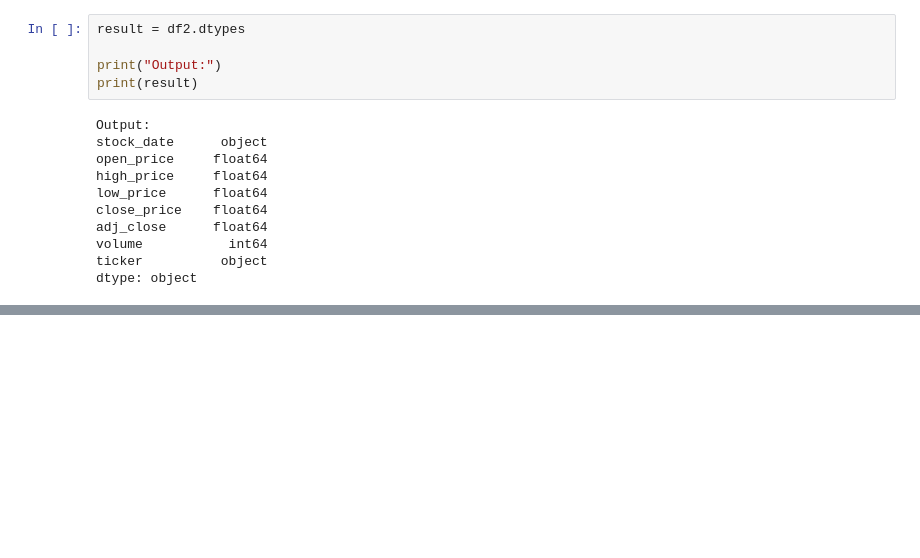
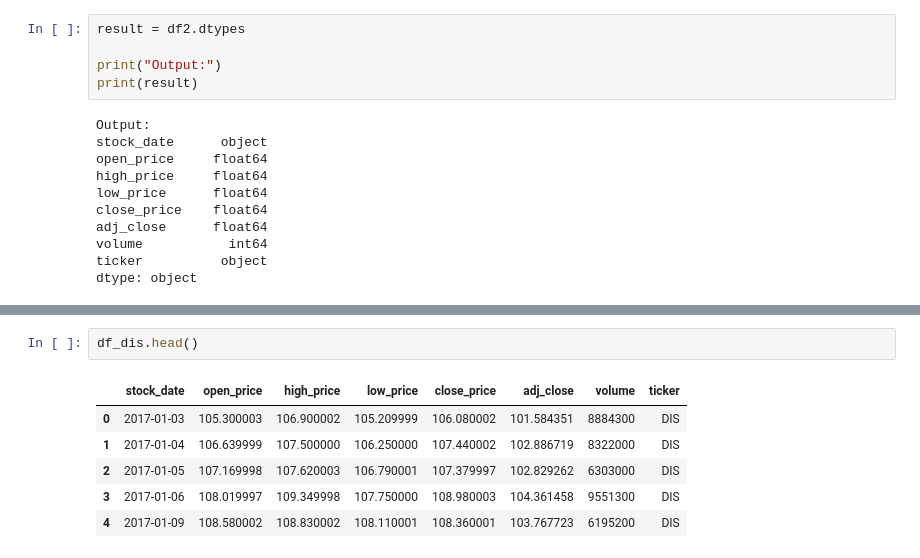
Before and after one commit to joshuaheine/FinancialAnalysisForCompanies, a Jupyter notebook: stockCalculator/Financial Analysis.ipynb, the cells around one changed output, grey strips where cells are left out. Cells and saved outputs as stored; diff of their text form; blank space fills up the shorter version.

```diff
--- a/stockCalculator/Financial Analysis.ipynb
+++ b/stockCalculator/Financial Analysis.ipynb
@@ -168 +213,10 @@ df_dis.describe()
+# %%
+df_dis.head()
+# %% [output]
+|  | stock_date | open_price | high_price | low_price | close_price | adj_close | volume | ticker |
+| 0 | 2017-01-03 | 105.300003 | 106.900002 | 105.209999 | 106.080002 | 101.584351 | 8884300 | DIS |
+| 1 | 2017-01-04 | 106.639999 | 107.500000 | 106.250000 | 107.440002 | 102.886719 | 8322000 | DIS |
+| 2 | 2017-01-05 | 107.169998 | 107.620003 | 106.790001 | 107.379997 | 102.829262 | 6303000 | DIS |
+| 3 | 2017-01-06 | 108.019997 | 109.349998 | 107.750000 | 108.980003 | 104.361458 | 9551300 | DIS |
+| 4 | 2017-01-09 | 108.580002 | 108.830002 | 108.110001 | 108.360001 | 103.767723 | 6195200 | DIS |
 # %%
```
Also changed, not shown: parts of 31 cells of this notebook.
